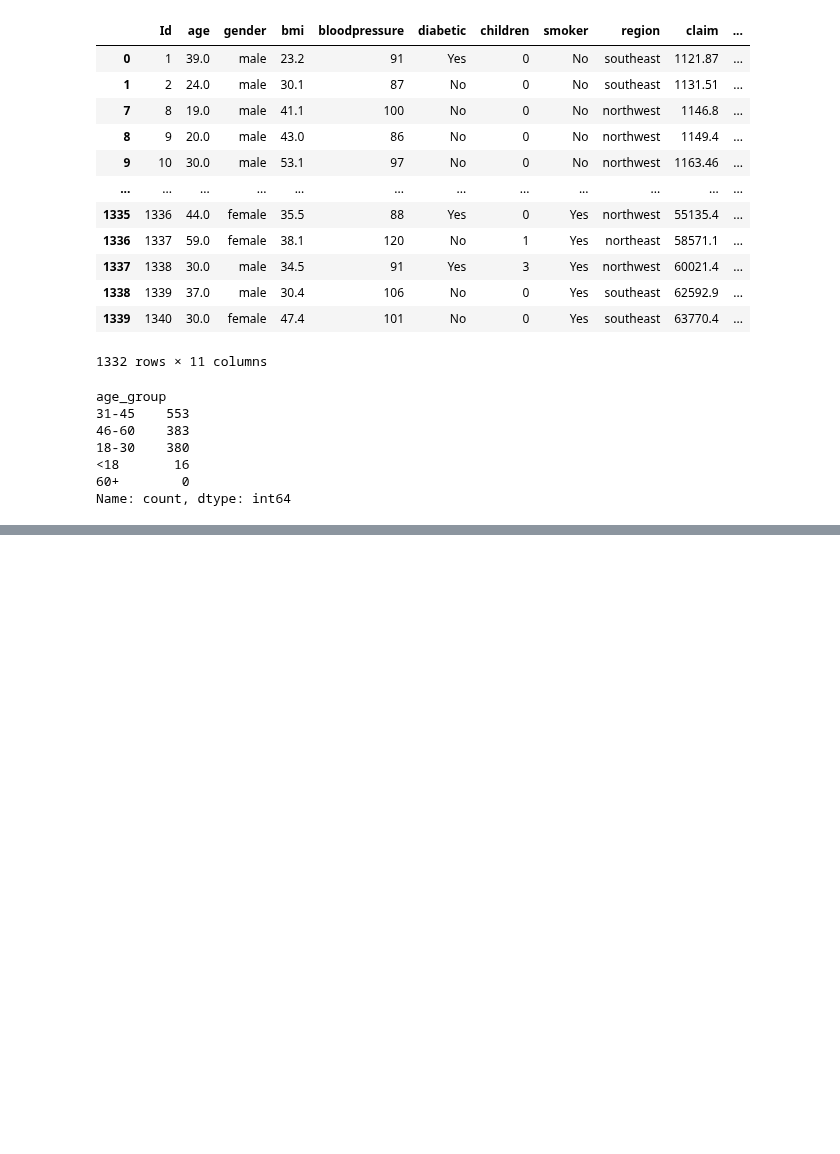
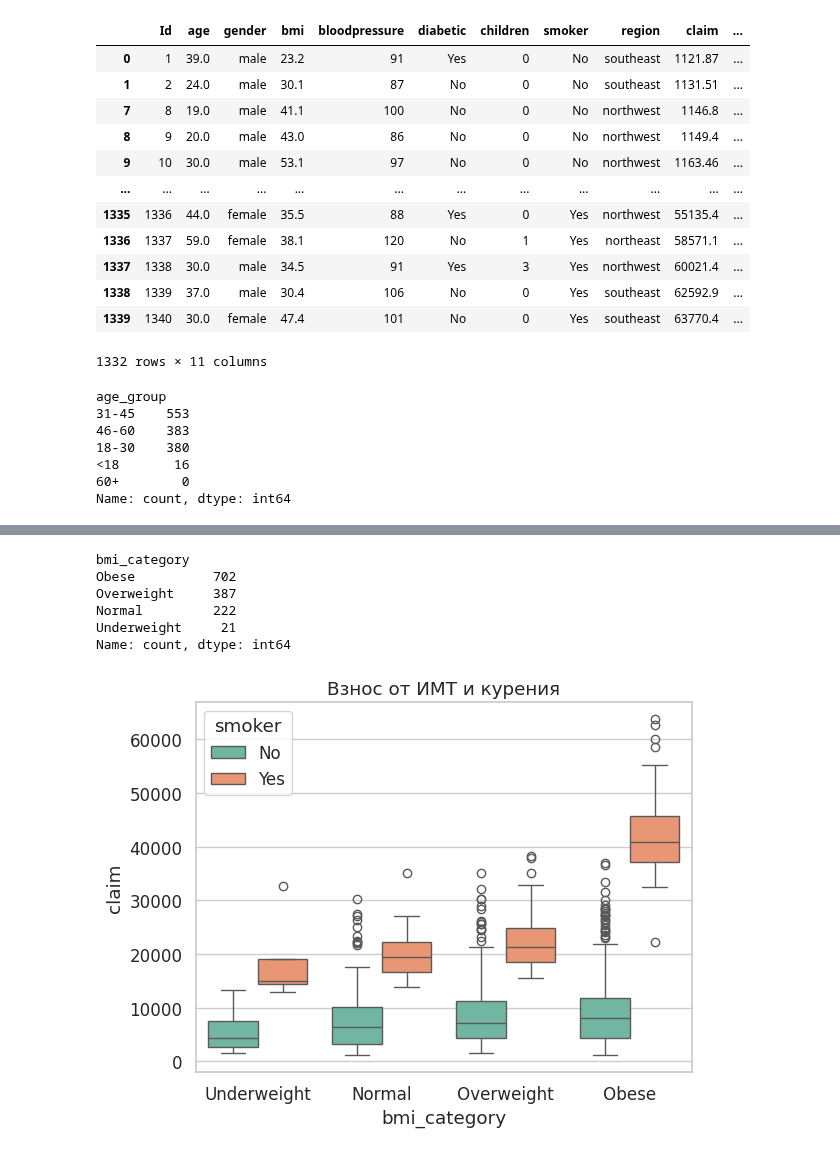
Before and after one commit to AleksandrFrom/DS, a Jupyter notebook: DS with Onur/predicting health insurance costs ML.ipynb, the cells around one changed output, grey strips where cells are left out. Cells and saved outputs as stored; diff of their text form; code cells hidden in the pictures; blank space fills up the shorter version.

```diff
--- a/DS with Onur/predicting health insurance costs ML.ipynb
+++ b/DS with Onur/predicting health insurance costs ML.ipynb
@@ -250,0 +257,4 @@ Name: count, dtype: int64
+# %%
+df['bmi_category'] = pd.cut(df['bmi'], bins = [0, 18.5, 24.9, 29.9, 100],
+                            labels=['Underweight', 'Normal', 'Overweight', 'Obese'])
+df
@@ -250,0 +275,15 @@ Name: count, dtype: int64
+# %%
+df['bmi_category'].value_counts()
+# %% [output]
+bmi_category
+Obese          702
+Overweight     387
+Normal         222
+Underweight     21
+Name: count, dtype: int64
+# %%
+sns.boxplot(data = df, x = 'bmi_category', y = 'claim', hue = 'smoker')
+plt.title('Взнос от ИМТ и курения')
+plt.show()
+# %% [output]
+[figure, added]
```
Also changed, not shown: parts of 24 cells of this notebook, 4 other files.
